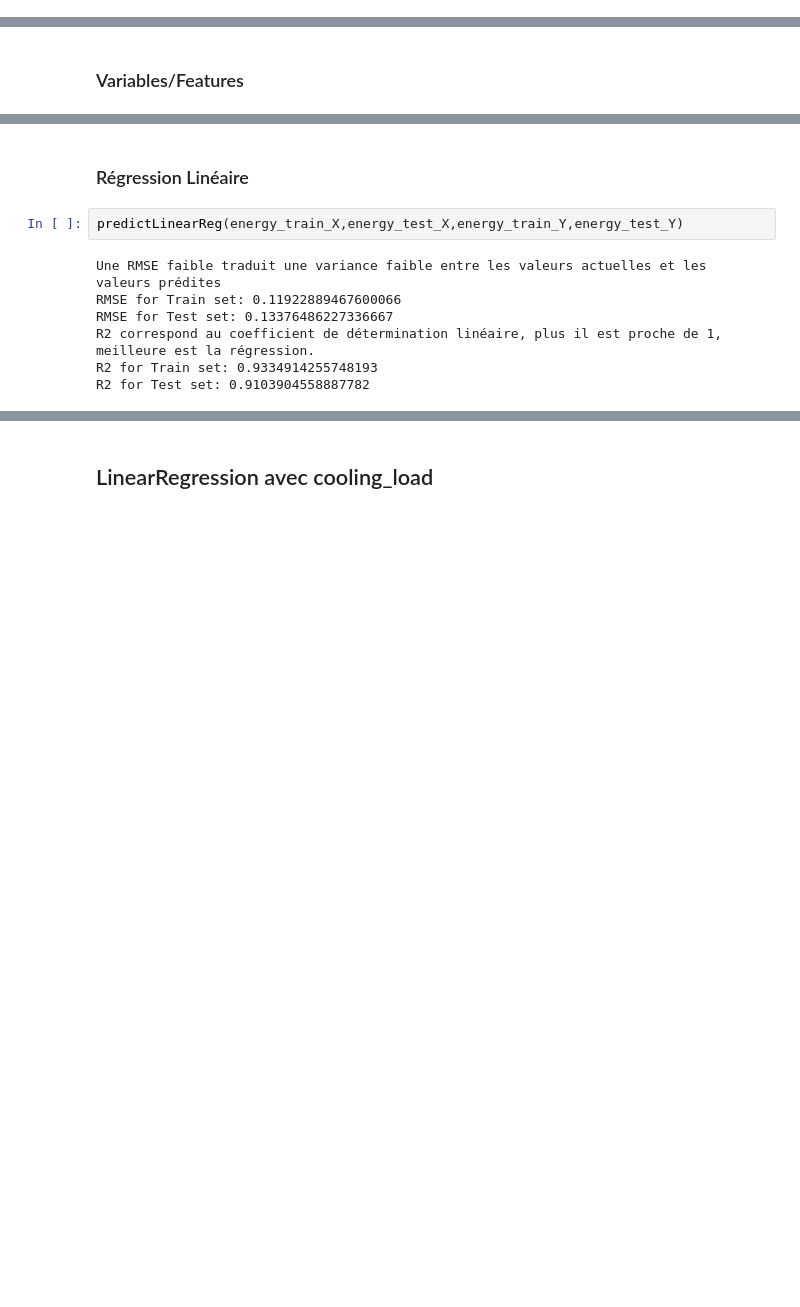
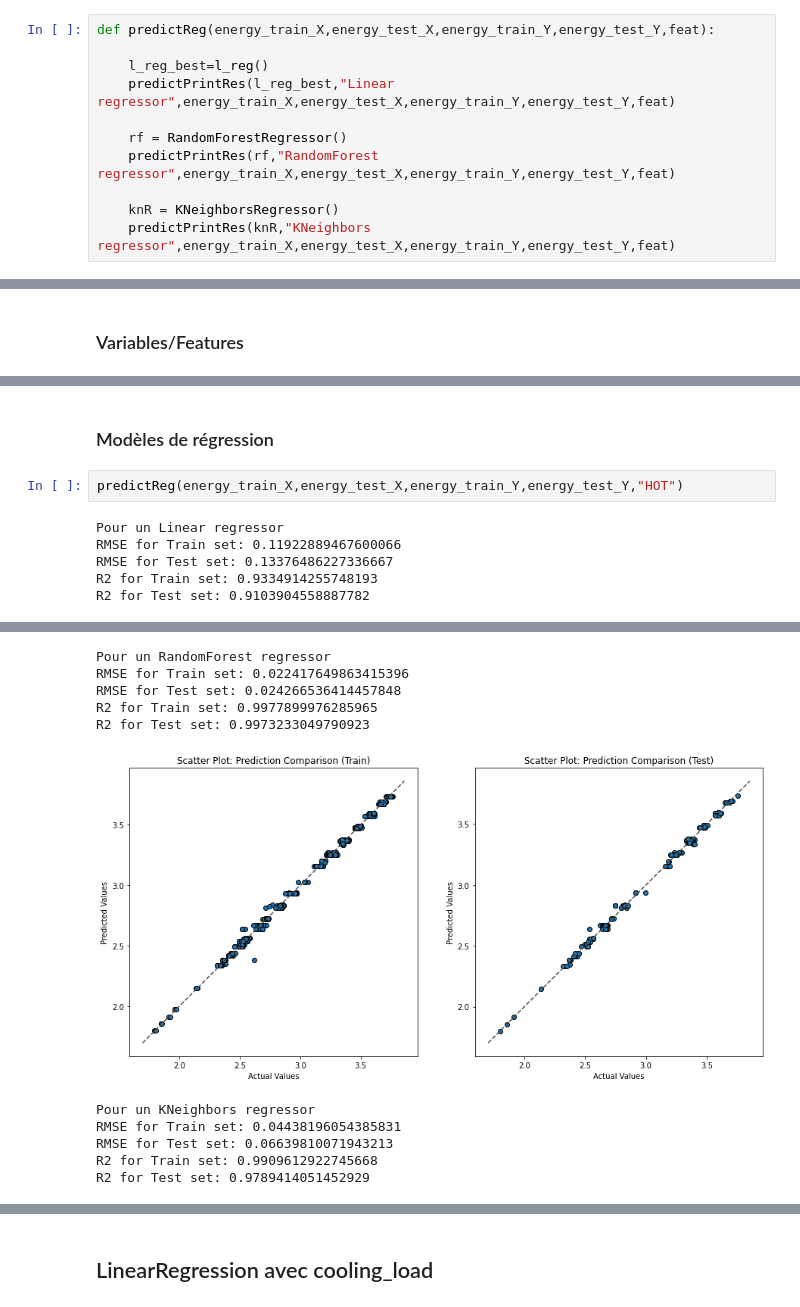
Before and after one commit to SimonGaufreteau/Data_science_examples, a Jupyter notebook: RegressionChauffage.ipynb, the cells around one changed output, grey strips where cells are left out. Drawn from its saved outputs; the diff is of its cells as text; blank space fills up the shorter version.

Commit message:
Pretty print results

```diff
--- a/RegressionChauffage.ipynb
+++ b/RegressionChauffage.ipynb
@@ -268,3 +284,14 @@ def predictLinearReg(energy_train_X,energy_test_X,energy_train_Y,energy_test_Y):
+# %%
+def predictReg(energy_train_X,energy_test_X,energy_train_Y,energy_test_Y,feat):
+
+    l_reg_best=l_reg()
+    predictPrintRes(l_reg_best,"Linear regressor",energy_train_X,energy_test_X,energy_train_Y,energy_test_Y,feat)
+
+    rf = RandomForestRegressor()
+    predictPrintRes(rf,"RandomForest regressor",energy_train_X,energy_test_X,energy_train_Y,energy_test_Y,feat)
+
+    knR = KNeighborsRegressor()
+    predictPrintRes(knR,"KNeighbors regressor",energy_train_X,energy_test_X,energy_train_Y,energy_test_Y,feat)
 # %% [markdown]
 ## LinearRegression avec heating_load
 # %% [markdown]
@@ -296,15 +317,25 @@ Fitting 3 folds for each of 288 candidates, totalling 864 fits
 | 6 | -0.119151 | -0.119534 | 0.937681 | 0.936735 |
 | 7 | -0.119151 | -0.119534 | 0.937681 | 0.936735 |
 | 8 | -0.119151 | -0.119534 | 0.937681 | 0.936735 |
-# %% [markdown]
-### Régression Linéaire
+# %% [markdown]
+### Modèles de régression
 # %%
-predictLinearReg(energy_train_X,energy_test_X,energy_train_Y,energy_test_Y)
+predictReg(energy_train_X,energy_test_X,energy_train_Y,energy_test_Y,"HOT")
 # %% [output]
-Une RMSE faible traduit une variance faible entre les valeurs actuelles et les valeurs prédites
+Pour un Linear regressor
 RMSE for Train set: 0.11922889467600066
 RMSE for Test set: 0.13376486227336667
-R2 correspond au coefficient de détermination linéaire, plus il est proche de 1, meilleure est la régression.
 R2 for Train set: 0.9334914255748193
 R2 for Test set: 0.9103904558887782
 [figure]
+Pour un RandomForest regressor
+RMSE for Train set: 0.022417649863415396
+RMSE for Test set: 0.024266536414457848
+R2 for Train set: 0.9977899976285965
+R2 for Test set: 0.9973233049790923
+[figure, added]
+Pour un KNeighbors regressor
+RMSE for Train set: 0.04438196054385831
+RMSE for Test set: 0.06639810071943213
+R2 for Train set: 0.9909612922745668
+R2 for Test set: 0.9789414051452929
```
Also changed, not shown: parts of 12 cells of this notebook.
